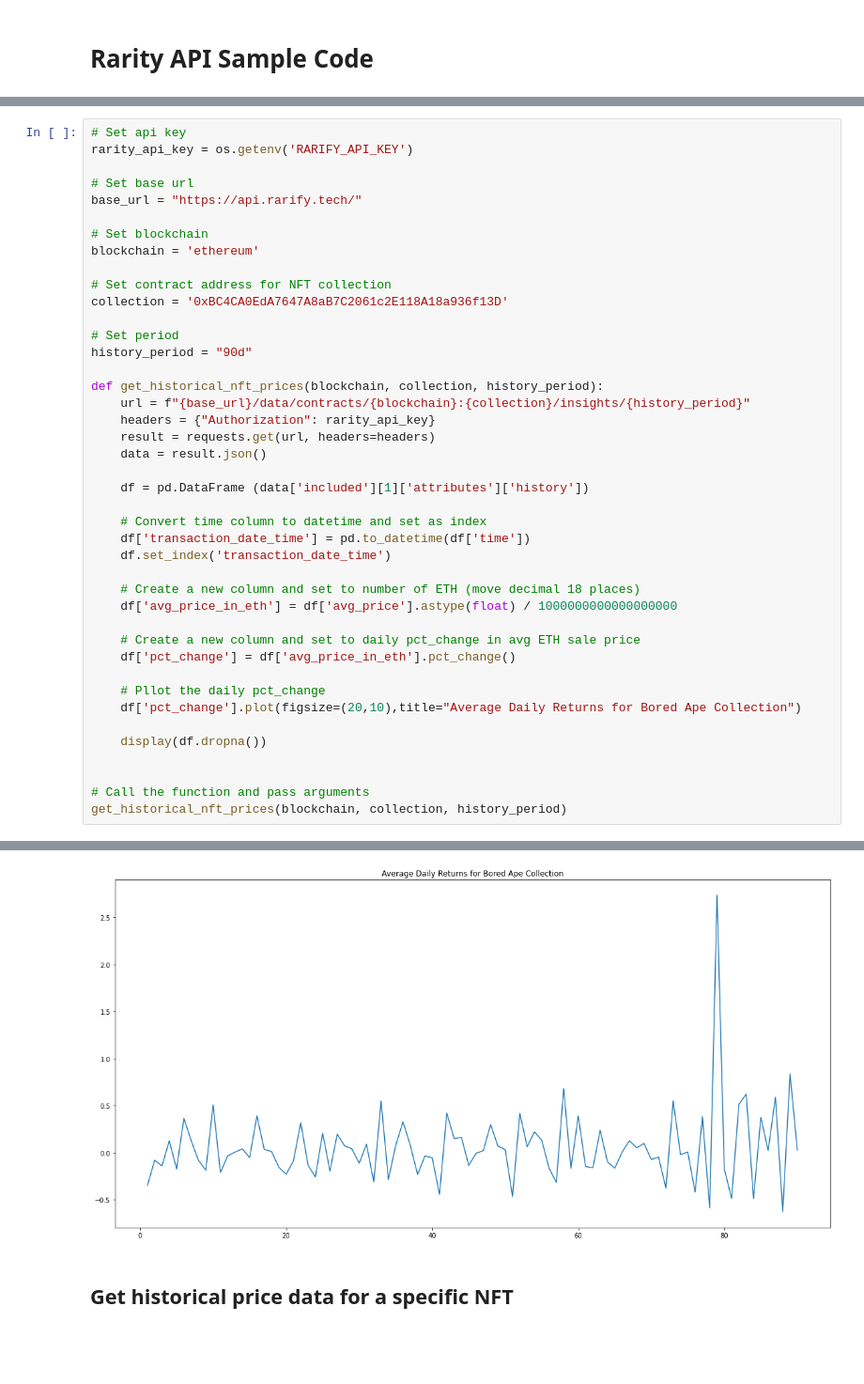
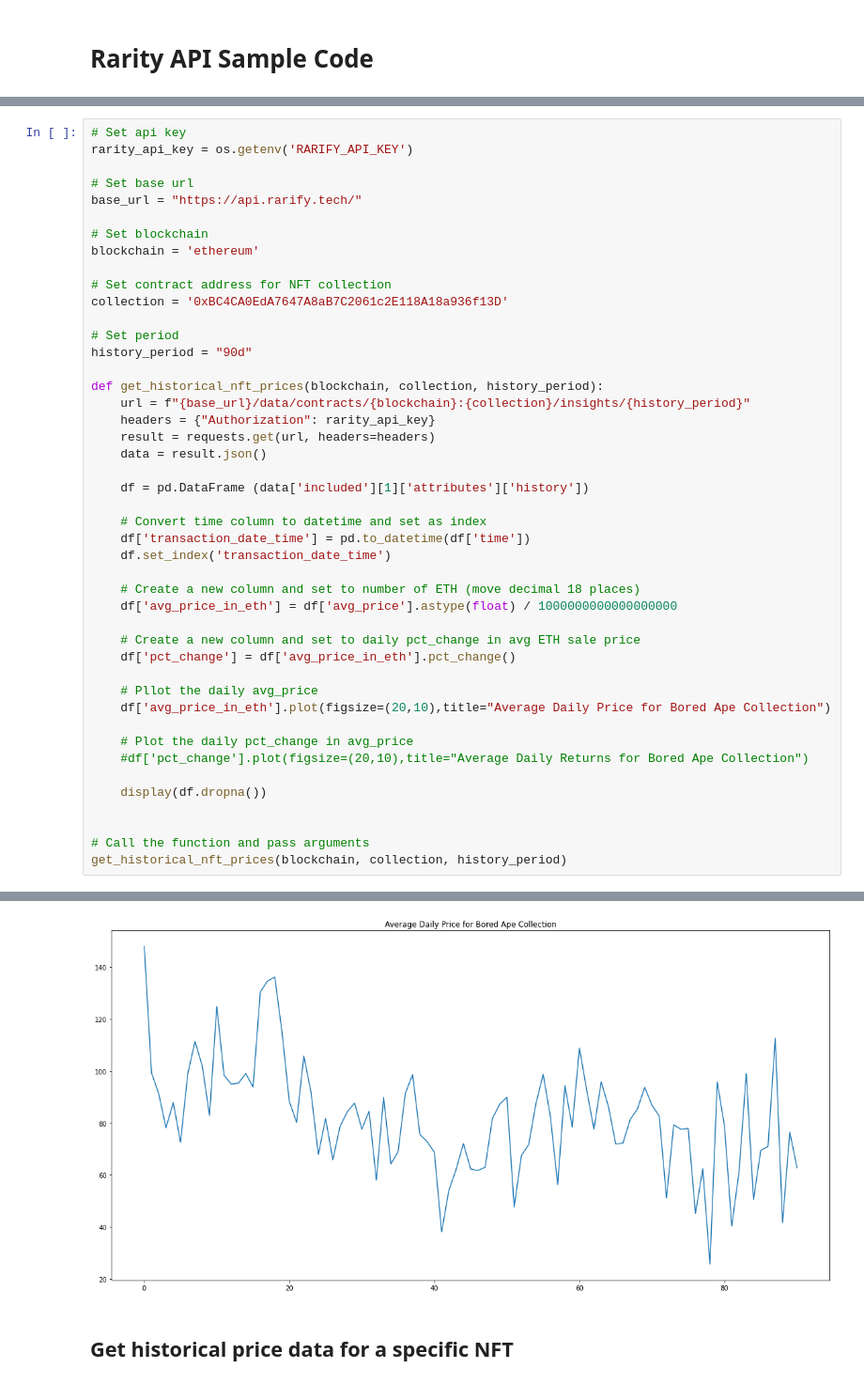
Before and after one commit to jgrichardson/nft_quant, a Jupyter notebook: nft_quant.ipynb, the cells around one changed output, grey strips where cells are left out. Shown at 94% size. Drawn from its saved outputs; the diff is of its cells as text; blank space fills up the shorter version.

```diff
--- a/nft_quant.ipynb
+++ b/nft_quant.ipynb
@@ -275,8 +277,11 @@ def get_historical_nft_prices(blockchain, collection, history_period):
     # Create a new column and set to daily pct_change in avg ETH sale price
     df['pct_change'] = df['avg_price_in_eth'].pct_change()
 
-    # Pllot the daily pct_change
-    df['pct_change'].plot(figsize=(20,10),title="Average Daily Returns for Bored Ape Collection")
+    # Pllot the daily avg_price
+    df['avg_price_in_eth'].plot(figsize=(20,10),title="Average Daily Price for Bored Ape Collection")
+
+    # Plot the daily pct_change in avg_price
+    #df['pct_change'].plot(figsize=(20,10),title="Average Daily Returns for Bored Ape Collection")
 
     display(df.dropna())
 
@@ -299,5 +304,5 @@ get_historical_nft_prices(blockchain, collection, history_period)
 90 rows × 10 columns
-[figure, old version]
+[figure, new version]
 # %% [markdown]
 ## Get historical price data for a specific NFT
 # %%
```
Also changed, not shown: parts of 5 cells of this notebook.
